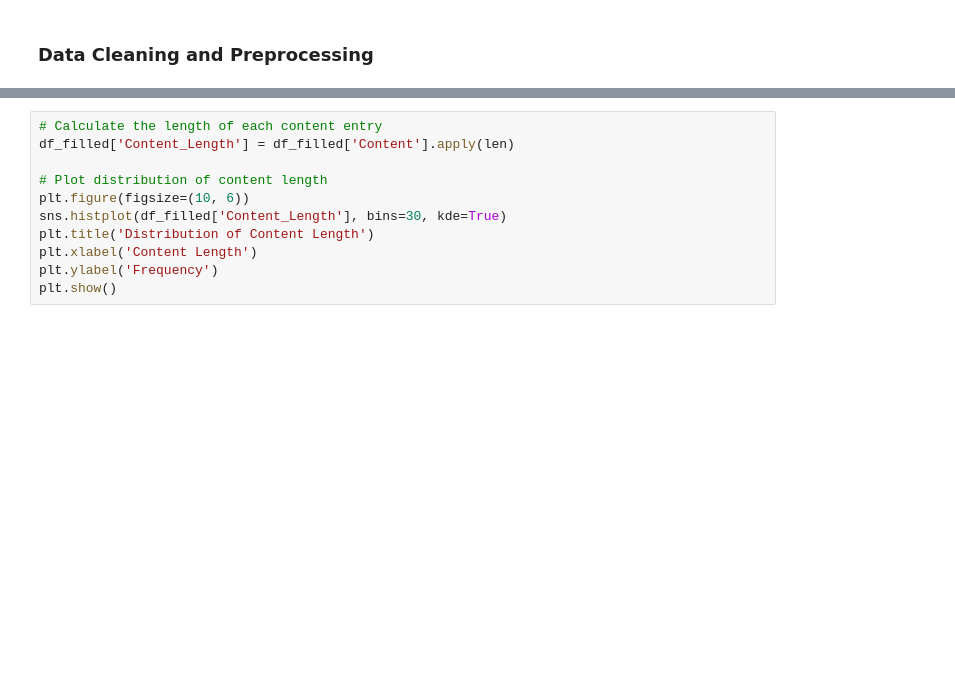
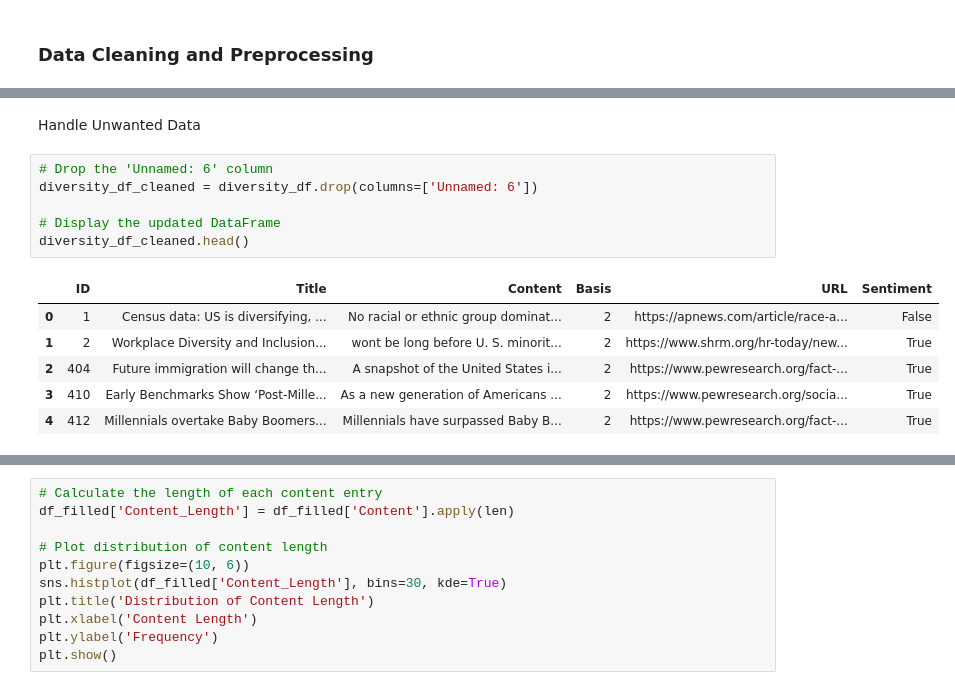
Before and after one commit to varunpothu/Research_Methods_Assignment, a Jupyter notebook: R_M__Assignment_3.ipynb, the cells around one changed output, grey strips where cells are left out. Saved outputs shown, nothing was run; the diff lists cells and outputs as text; blank space fills up the shorter version.

```diff
--- a/R_M__Assignment_3.ipynb
+++ b/R_M__Assignment_3.ipynb
@@ -176,3 +148,18 @@ df_cleaned.head()
+# %% [markdown]
+Handle Unwanted Data
+# %%
+# Drop the 'Unnamed: 6' column
+diversity_df_cleaned = diversity_df.drop(columns=['Unnamed: 6'])
+
+# Display the updated DataFrame
+diversity_df_cleaned.head()
+# %% [output]
+|  | ID | Title | Content | Basis | URL | Sentiment |
+| 0 | 1 | Census data: US is diversifying, ... | No racial or ethnic group dominat... | 2 | https://apnews.com/article/race-a... | False |
+| 1 | 2 | Workplace Diversity and Inclusion... | wont be long before U. S. minorit... | 2 | https://www.shrm.org/hr-today/new... | True |
+| 2 | 404 | Future immigration will change th... | A snapshot of the United States i... | 2 | https://www.pewresearch.org/fact-... | True |
+| 3 | 410 | Early Benchmarks Show ‘Post-Mille... | As a new generation of Americans ... | 2 | https://www.pewresearch.org/socia... | True |
+| 4 | 412 | Millennials overtake Baby Boomers... | Millennials have surpassed Baby B... | 2 | https://www.pewresearch.org/fact-... | True |
 # %%
 import matplotlib.pyplot as plt
 import seaborn as sns
```
Also changed, not shown: parts of 27 cells of this notebook.
